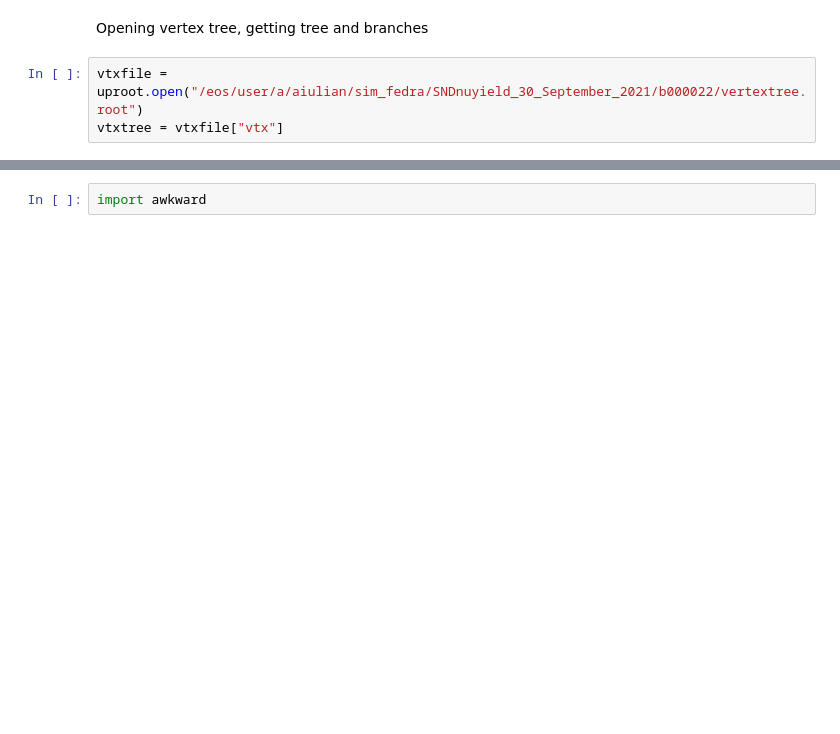
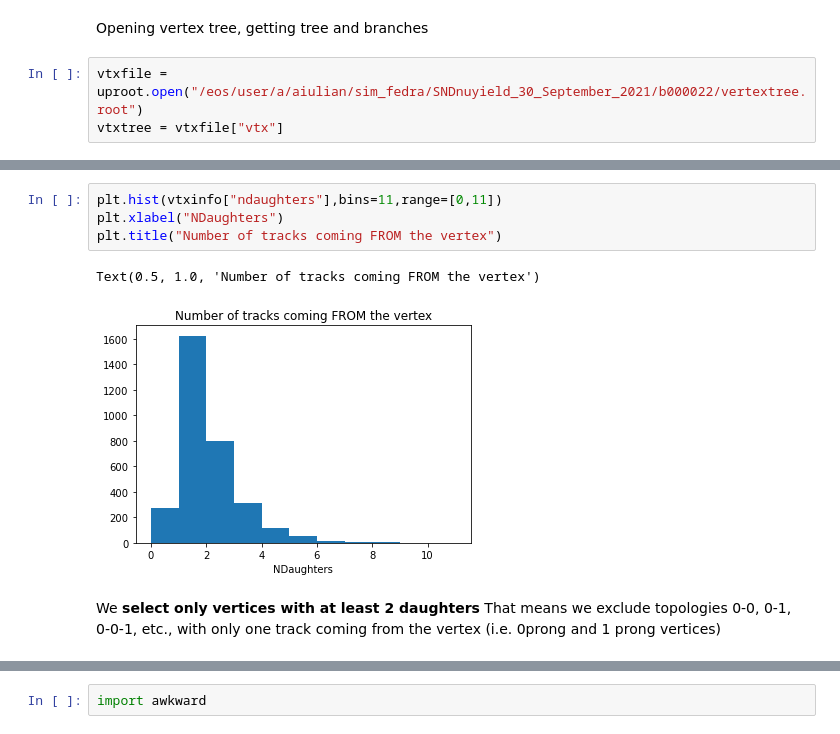
Before and after one commit to antonioiuliano2/macros-snd, a Jupyter notebook: notebooks/Readvertextree.ipynb, the cells around one changed output, grey strips where cells are left out. Saved outputs shown, nothing was run; the diff lists cells and outputs as text; blank space fills up the shorter version.

```diff
--- a/notebooks/Readvertextree.ipynb
+++ b/notebooks/Readvertextree.ipynb
@@ -12,0 +35,10 @@ vtxinfo = vtxtree.arrays(["n","MCTrackPdgCode","MCEventID","MCTrackID","MCMother
+# %%
+plt.hist(vtxinfo["ndaughters"],bins=11,range=[0,11])
+plt.xlabel("NDaughters")
+plt.title("Number of tracks coming FROM the vertex")
+# %% [output]
+Text(0.5, 1.0, 'Number of tracks coming FROM the vertex')
+[figure, added]
+# %% [markdown]
+We **select only vertices with at least 2 daughters**
+That means we exclude topologies 0-0, 0-1, 0-0-1, etc., with only one track coming from the vertex (i.e. 0prong and 1 prong vertices)
```
Also changed, not shown: parts of 25 cells of this notebook.
